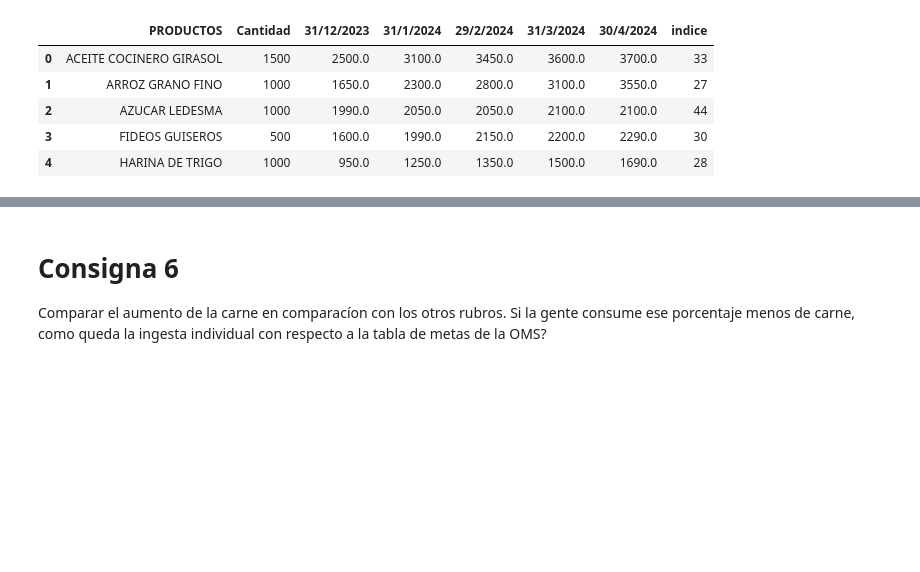
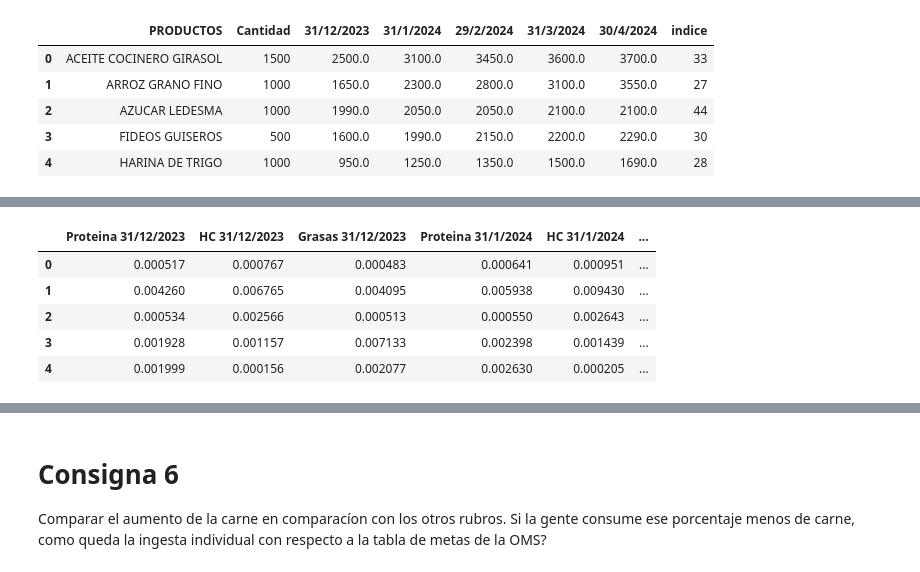
Before and after one commit to pedrobergaglio/algebra-lineal-computacional-2024, a Jupyter notebook: Enunciado TP2 y datos-20240601/Resolución.ipynb, the cells around one changed output, grey strips where cells are left out. Cells and saved outputs as stored; diff of their text form; code cells hidden in the pictures; blank space fills up the shorter version.

```diff
--- a/Enunciado TP2 y datos-20240601/Resolución.ipynb
+++ b/Enunciado TP2 y datos-20240601/Resolución.ipynb
@@ -543,31 +538,42 @@ tabla_nutricional.head()
 # %%
 #sumo todas las columnas de la tabla nutricional y me quedo con una fila
-
-tabla_nutricional_sum = tabla_nutricional.sum(axis=0).mul(1/19)
-print(tabla_nutricional_sum)
+#tabla_nutricional_sum = tabla_nutricional_precios.sum(axis=0)*(1/19)
+#print(tabla_nutricional_sum)
 
 #ahora calculo el precio de cada nutriente por gramo
-tabla_nutricional['Proteina 31/12/2023'] = tabla_nutricional['Proteinas (gr)']*tabla_nutricional['31/12/2023']/100
-tabla_nutricional['HC 31/12/2023'] = tabla_nutricional['HC (gr)']*tabla_nutricional['31/12/2023']/100
-tabla_nutricional['Grasas 31/12/2023'] = tabla_nutricional['Grasas (gr)']*tabla_nutricional['31/12/2023']/100
-tabla_nutricional['Proteina 31/1/2024'] = tabla_nutricional['Proteinas (gr)']*tabla_nutricional['31/1/2024']/100
-tabla_nutricional['HC 31/1/2024'] = tabla_nutricional['HC (gr)']*tabla_nutricional['31/1/2024']/100
-tabla_nutricional['Grasas 31/1/2024'] = tabla_nutricional['Grasas (gr)']*tabla_nutricional['31/1/2024']/100
-tabla_nutricional['Proteina 29/2/2024'] = tabla_nutricional['Proteinas (gr)']*tabla_nutricional['29/2/2024']/100
-tabla_nutricional['HC 29/2/2024'] = tabla_nutricional['HC (gr)']*tabla_nutricional['29/2/2024']/100
-tabla_nutricional['Grasas 29/2/2024'] = tabla_nutricional['Grasas (gr)']*tabla_nutricional['29/2/2024']/100
-tabla_nutricional['Proteina 31/3/2024'] = tabla_nutricional['Proteinas (gr)']*tabla_nutricional['31/3/2024']/100
-tabla_nutricional['HC 31/3/2024'] = tabla_nutricional['HC (gr)']*tabla_nutricional['31/3/2024']/100
-tabla_nutricional['Grasas 31/3/2024'] = tabla_nutricional['Grasas (gr)']*tabla_nutricional['31/3/2024']/100
-tabla_nutricional['Proteina 30/4/2024'] = tabla_nutricional['Proteinas (gr)']*tabla_nutricional['30/4/2024']/100
-tabla_nutricional['HC 30/4/2024'] = tabla_nutricional['HC (gr)']*tabla_nutricional['30/4/2024']/100
-tabla_nutricional['Grasas 30/4/2024'] = tabla_nutricional['Grasas (gr)']*tabla_nutricional['30/4/2024']/100
+tabla_nutricional_precios['Proteina 31/12/2023'] = tabla_nutricional_precios['Proteinas (gr)']*tabla_nutricional_precios['31/12/2023']/100
+tabla_nutricional_precios['HC 31/12/2023'] = tabla_nutricional_precios['HC (gr)']*tabla_nutricional_precios['31/12/2023']/100
+tabla_nutricional_precios['Grasas 31/12/2023'] = tabla_nutricional_precios['Grasas (gr)']*tabla_nutricional_precios['31/12/2023']/100
+tabla_nutricional_precios['Proteina 31/1/2024'] = tabla_nutricional_precios['Proteinas (gr)']*tabla_nutricional_precios['31/1/2024']/100
+tabla_nutricional_precios['HC 31/1/2024'] = tabla_nutricional_precios['HC (gr)']*tabla_nutricional_precios['31/1/2024']/100
+tabla_nutricional_precios['Grasas 31/1/2024'] = tabla_nutricional_precios['Grasas (gr)']*tabla_nutricional_precios['31/1/2024']/100
+tabla_nutricional_precios['Proteina 29/2/2024'] = tabla_nutricional_precios['Proteinas (gr)']*tabla_nutricional_precios['29/2/2024']/100
+tabla_nutricional_precios['HC 29/2/2024'] = tabla_nutricional_precios['HC (gr)']*tabla_nutricional_precios['29/2/2024']/100
+tabla_nutricional_precios['Grasas 29/2/2024'] = tabla_nutricional_precios['Grasas (gr)']*tabla_nutricional_precios['29/2/2024']/100
+tabla_nutricional_precios['Proteina 31/3/2024'] = tabla_nutricional_precios['Proteinas (gr)']*tabla_nutricional_precios['31/3/2024']/100
+tabla_nutricional_precios['HC 31/3/2024'] = tabla_nutricional_precios['HC (gr)']*tabla_nutricional_precios['31/3/2024']/100
+tabla_nutricional_precios['Grasas 31/3/2024'] = tabla_nutricional_precios['Grasas (gr)']*tabla_nutricional_precios['31/3/2024']/100
+tabla_nutricional_precios['Proteina 30/4/2024'] = tabla_nutricional_precios['Proteinas (gr)']*tabla_nutricional_precios['30/4/2024']/100
+tabla_nutricional_precios['HC 30/4/2024'] = tabla_nutricional_precios['HC (gr)']*tabla_nutricional_precios['30/4/2024']/100
+tabla_nutricional_precios['Grasas 30/4/2024'] = tabla_nutricional_precios['Grasas (gr)']*tabla_nutricional_precios['30/4/2024']/100
 #ahora el aumento porcentual por cada nutriente
-tabla_nutricional['Proteina %'] = (tabla_nutricional['Proteina 30/4/2024'] - tabla_nutricional['Proteina 31/12/2023'])/tabla_nutricional['Proteina 30/4/2024']*100
-tabla_nutricional['HC %'] = (tabla_nutricional['HC 30/4/2024'] - tabla_nutricional['HC 31/12/2023'])/tabla_nutricional['HC 30/4/2024']*100
-tabla_nutricional['Grasas %'] = (tabla_nutricional['Grasas 30/4/2024'] - tabla_nutricional['Grasas 31/12/2023'])/tabla_nutricional['Grasas 30/4/2024']*100
+#tabla_nutricional_precios['Proteina %'] = (tabla_nutricional_precios['Proteina 30/4/2024'] - tabla_nutricional_precios['Proteina 31/12/2023'])/tabla_nutricional_precios['Proteina 30/4/2024']*100
+#tabla_nutricional_precios['HC %'] = (tabla_nutricional_precios['HC 30/4/2024'] - tabla_nutricional_precios['HC 31/12/2023'])/tabla_nutricional_precios['HC 30/4/2024']*100
+#tabla_nutricional_precios['Grasas %'] = (tabla_nutricional_precios['Grasas 30/4/2024'] - tabla_nutricional_precios['Grasas 31/12/2023'])/tabla_nutricional_precios['Grasas 30/4/2024']*100
 
+#sacamos la columna cantidad
+tabla_nutricional_precios = tabla_nutricional_precios.drop('Cantidad (gr/ml)', axis='columns')
+#y las columnas de nutrientes (las que no tienen un '20' en el nombre)
+alimentos = tabla_nutricional_precios['Alimento'] #guardo los alimentos
+tabla_nutricional_precios = tabla_nutricional_precios.filter(regex='20')
+tabla_nutricional_precios['Alimento'] = alimentos # agrego alimentos devuelta
+
+#saco las primeras 5 columnas porque son el precio de los alimentos enteros en cada mes
+tabla_nutricional_precios = tabla_nutricional_precios.drop(tabla_nutricional_precios.columns[0:5], axis=1)
+
+print(tabla_nutricional_precios.shape)
+tabla_nutricional_precios.head()
 #calculo el promedio de cada columna
-tabla_nutricional_sum = tabla_nutricional.sum(axis=0).mul(1/19)
-print(tabla_nutricional_sum)
+#tabla_nutricional_sum = tabla_nutricional_precios.sum(axis=0).mul(1/19)
+#print(tabla_nutricional_sum)
 # %% [output]
@@ -590,0 +581,6 @@ dtype: float64
+|  | Proteina 31/12/2023 | HC 31/12/2023 | Grasas 31/12/2023 | Proteina 31/1/2024 | HC 31/1/2024 | ... |
+| 0 | 0.000517 | 0.000767 | 0.000483 | 0.000641 | 0.000951 | ... |
+| 1 | 0.004260 | 0.006765 | 0.004095 | 0.005938 | 0.009430 | ... |
+| 2 | 0.000534 | 0.002566 | 0.000513 | 0.000550 | 0.002643 | ... |
+| 3 | 0.001928 | 0.001157 | 0.007133 | 0.002398 | 0.001439 | ... |
+| 4 | 0.001999 | 0.000156 | 0.002077 | 0.002630 | 0.000205 | ... |
```
Also changed, not shown: parts of 12 cells of this notebook.
